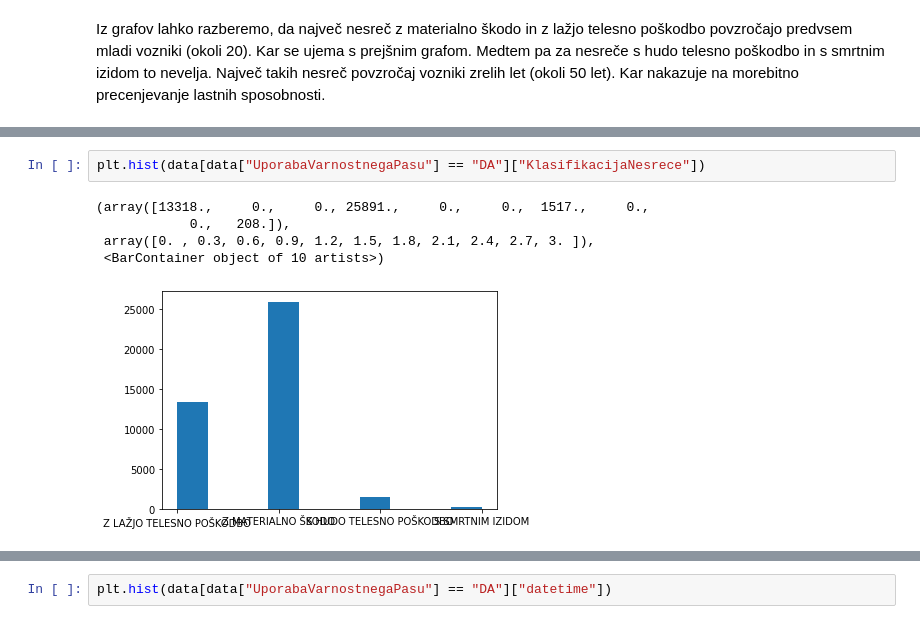
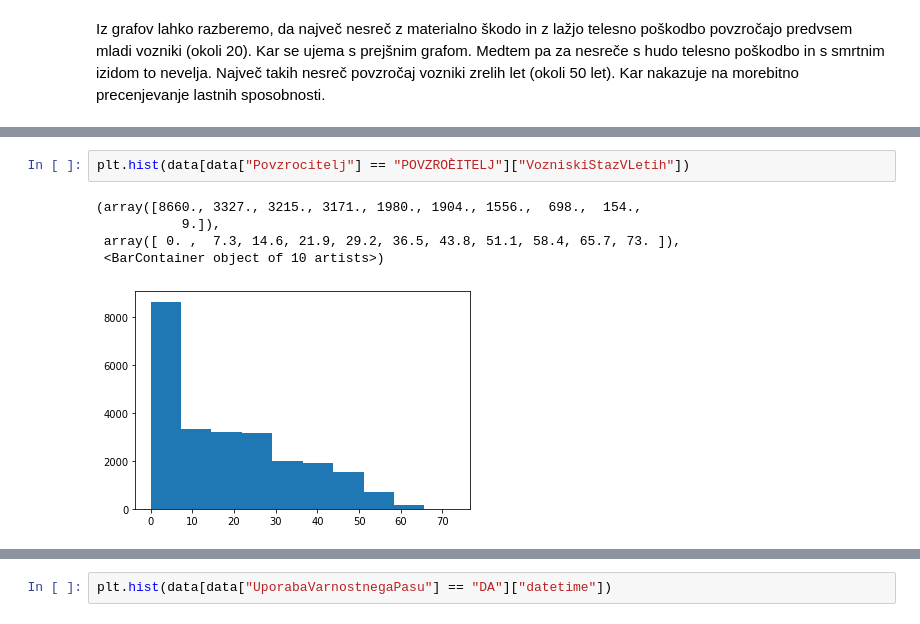
Before and after one commit to matej2000/PR21MV, a Jupyter notebook: main.ipynb, the cells around one changed output, grey strips where cells are left out. Saved outputs shown, nothing was run; the diff lists cells and outputs as text.

```diff
--- a/main.ipynb
+++ b/main.ipynb
@@ -255,8 +240,8 @@ Name: KlasifikacijaNesrece, Length: 52295, dtype: object
 # %%
-plt.hist(data[data["UporabaVarnostnegaPasu"] == "DA"]["KlasifikacijaNesrece"])
+plt.hist(data[data["Povzrocitelj"] == "POVZROÈITELJ"]["VozniskiStazVLetih"])
 # %% [output]
-(array([13318.,     0.,     0., 25891.,     0.,     0.,  1517.,     0.,
-            0.,   208.]),
- array([0. , 0.3, 0.6, 0.9, 1.2, 1.5, 1.8, 2.1, 2.4, 2.7, 3. ]),
+(array([8660., 3327., 3215., 3171., 1980., 1904., 1556.,  698.,  154.,
+           9.]),
+ array([ 0. ,  7.3, 14.6, 21.9, 29.2, 36.5, 43.8, 51.1, 58.4, 65.7, 73. ]),
  <BarContainer object of 10 artists>)
-[figure, old version]
+[figure, new version]
```
Also changed, not shown: parts of 9 cells of this notebook.
